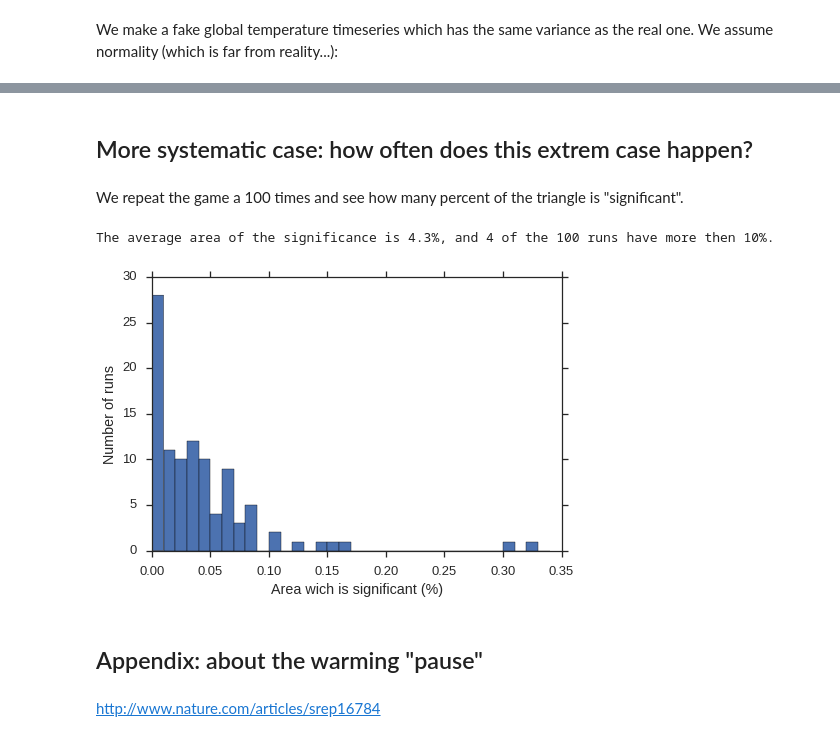
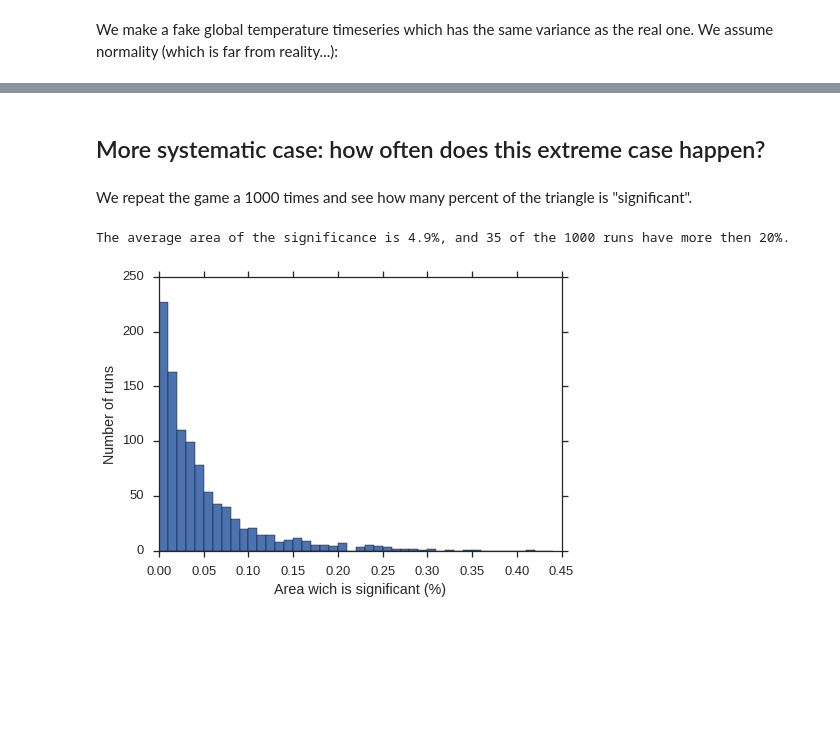
Before and after one commit to fmaussion/misc, a Jupyter notebook: triangle_plots.ipynb, the cells around one changed output, grey strips where cells are left out. Cells and saved outputs as stored; diff of their text form; code cells hidden in the pictures; blank space fills up the shorter version.

```diff
--- a/triangle_plots.ipynb
+++ b/triangle_plots.ipynb
@@ -114,0 +120,24 @@ print('{:.1%} of the triange has a significant trend.'.format(np.sum(sig < 0.05)
+# %%
+np.random.seed(0)  # for reproducible results
+fake_ts = pd.Series(np.random.normal(0., np.std(ts), len(ts)), index=ts.index)
+trend = np.zeros((ny, ny)) * np.NaN
+sig = np.zeros((ny, ny)) * np.NaN
+for i, start_year in enumerate(start_years):
+    for j, end_year in enumerate(end_years):
+        data = fake_ts.loc[start_year:end_year]
+        if len(data) < 20:
+            continue
+        slope, _, _, p_val, _ = stats.linregress(data.index, data.values)
+        trend[j, i] = slope * 10  # for decadal trends
+        sig[j, i] = p_val
+# plot
+plt.figure(figsize=(7, 5))
+im = plt.imshow(trend, extent=extent, interpolation='none', origin='lower', cmap=cmap, vmin=-0.2, vmax=0.2)
+plt.contour(start_years, end_years, sig < 0.05, linewidths=1)
+plt.colorbar(im, extend='both');
+plt.title('Trend [°C per decade] p=0.05');
+plt.xlabel('Start year');
+plt.ylabel('End year');
+plt.tight_layout()
+plt.savefig('triangle_random_ex.png', dpi=150)
+print('{:.1%} of the triangle has a significant trend.'.format(np.sum(sig < 0.05) / np.sum(np.isfinite(sig))))
@@ -115,7 +147,7 @@ print('{:.1%} of the triange has a significant trend.'.format(np.sum(sig < 0.05)
 # %% [markdown]
-## More systematic case: how often does this extrem case happen?
+## More systematic case: how often does this extreme case happen?
 # %% [markdown]
-We repeat the game a 100 times and see how many percent of the triangle is "significant".
+We repeat the game a 1000 times and see how many percent of the triangle is "significant".
 # %%
 def get_sig_ratio(in_ts):
     trend = np.zeros((ny, ny)) * np.NaN
@@ -132,26 +164,22 @@ def get_sig_ratio(in_ts):
 # %%
 perc = []
 np.random.seed(0)  # for reproducible results
-# this can take a while, obviously
-for _ in range(100):
+# this can take *a while*, obviously
+for _ in range(1000):
     fake_ts = pd.Series(np.random.normal(0., np.std(ts), len(ts)), index=ts.index)
     perc.append(get_sig_ratio(fake_ts))
 # %%
-d = {'avg': np.average(perc), 'max': np.max(perc), 'nmore':np.sum(np.array(perc)>0.15)}
-print('The average area of the significance is {avg:.1%}, and {nmore} of the 100 runs have more then 10%.'.format(**d))
+d = {'avg': np.average(perc), 'max': np.max(perc), 'nmore':np.sum(np.array(perc)>0.20)}
+print('The average area of the significance is {avg:.1%}, and {nmore} of the 1000 runs have more then 20%.'.format(**d))
 # %% [output]
-The average area of the significance is 4.3%, and 4 of the 100 runs have more then 10%.
+The average area of the significance is 4.9%, and 35 of the 1000 runs have more then 20%.
 # %%
 # plot
 plt.figure(figsize=(7, 5))
-plt.hist(perc, bins=np.arange(35)*0.01);
+plt.hist(perc, bins=np.arange(45)*0.01);
 plt.ylabel('Number of runs')
 plt.xlabel('Area wich is significant (%)')
 plt.tight_layout()
 plt.savefig('hist_real.png', dpi=150)
 # %% [output]
-[figure, old version]
+[figure, new version]
-# %% [markdown]
-## Appendix: about the warming "pause"
-# %% [markdown]
-http://www.nature.com/articles/srep16784
```
Also changed, not shown: parts of 8 cells of this notebook.
